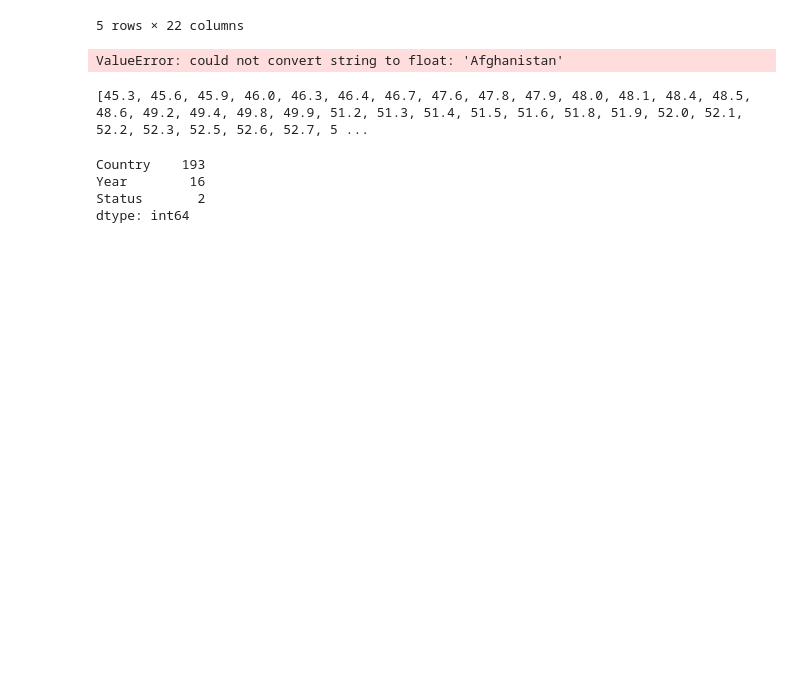
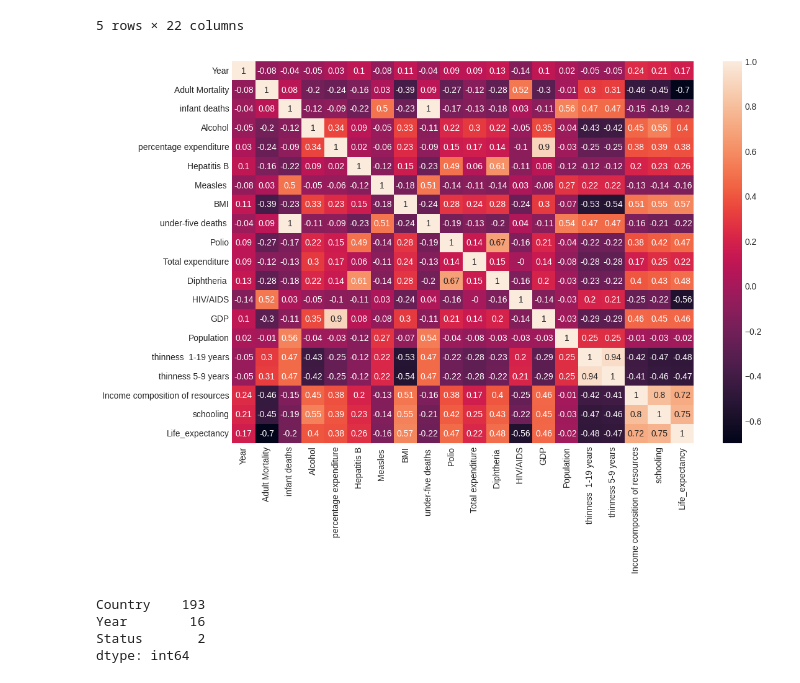
Before and after one commit to ShahJalal-Jamil/BDLifeExpectancy, a Jupyter notebook: BDLifeExpectancy.ipynb, the cells around one changed output. Cells and saved outputs as stored; diff of their text form; code cells hidden in the pictures; blank space fills up the shorter version.

```diff
--- a/BDLifeExpectancy.ipynb
+++ b/BDLifeExpectancy.ipynb
@@ -63,16 +63,13 @@ df1.head()
 5 rows × 22 columns
 # %%
 #Data Visualization using Heatmap
-matrix = df1.corr().round(2)
+numerical_df = df1.select_dtypes(include=['number'])
+
+matrix = numerical_df.corr().round(2)
 sb.heatmap(matrix, annot=True)
 plt.show()
 # %% [output]
-ValueError: could not convert string to float: 'Afghanistan'
+[figure, added]
-# %%
-a = df1['Life_expectancy'].unique()
-print(sorted(a))
-# %% [output]
-[45.3, 45.6, 45.9, 46.0, 46.3, 46.4, 46.7, 47.6, 47.8, 47.9, 48.0, 48.1, 48.4, 48.5, 48.6, 49.2, 49.4, 49.8, 49.9, 51.2, 51.3, 51.4, 51.5, 51.6, 51.8, 51.9, 52.0, 52.1, 52.2, 52.3, 52.5, 52.6, 52.7, 5 ...
 # %%
 df1[['Country', 'Year', 'Status']].nunique()
 # %% [output]
```
